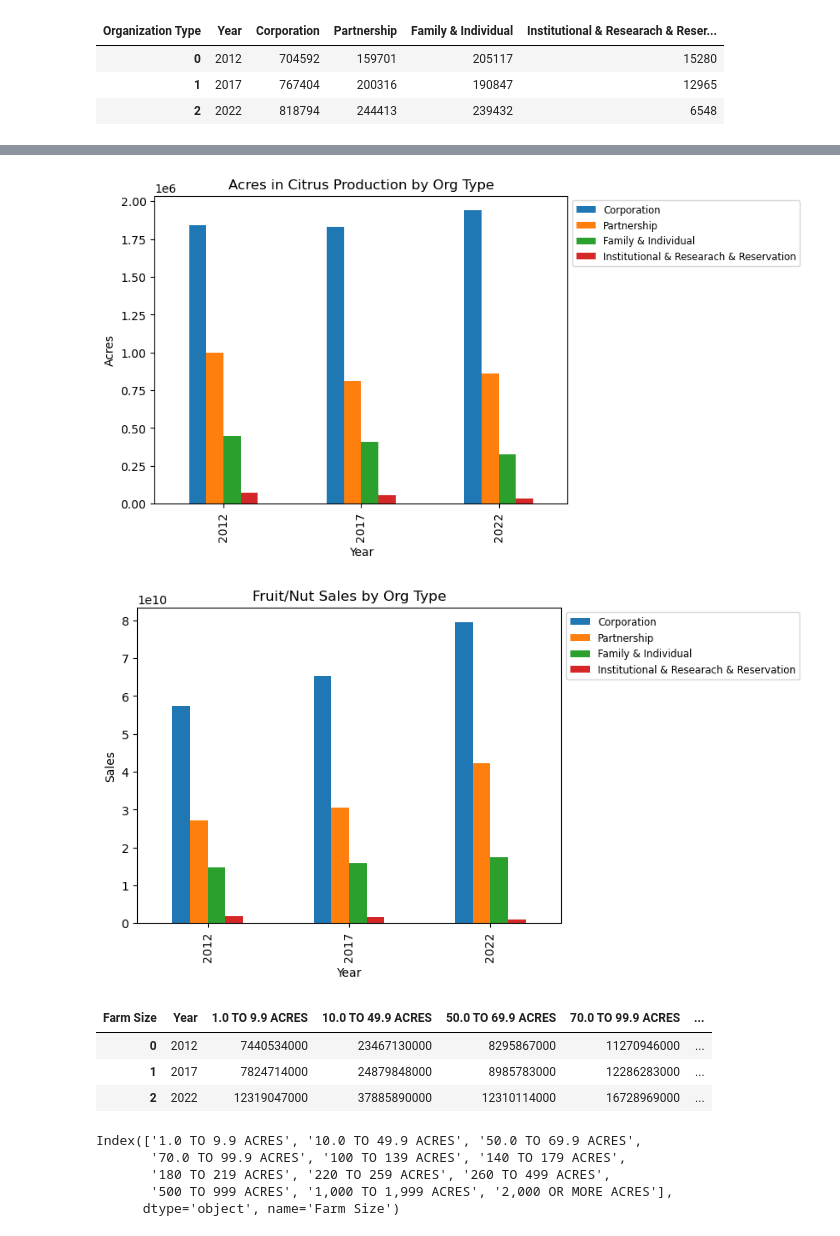
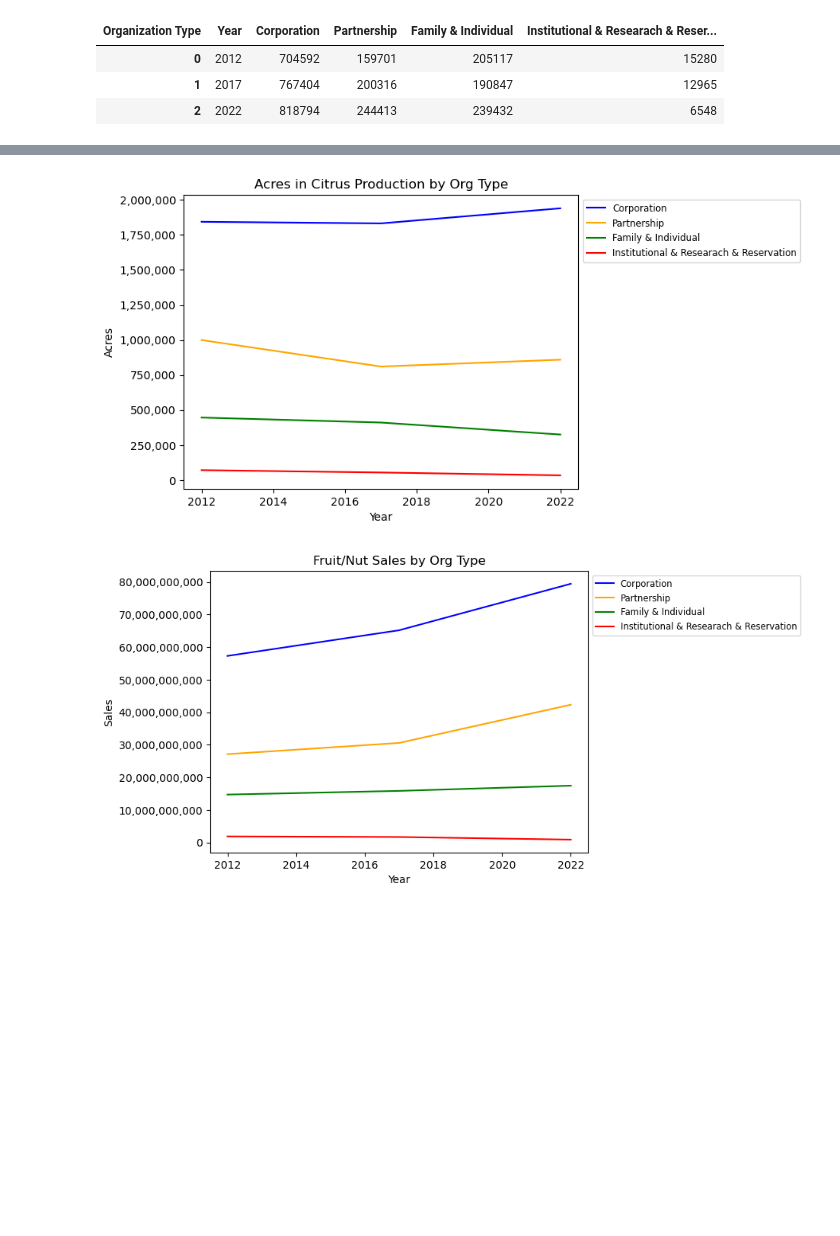
Before and after one commit to nealhalper/USDA_production, a Jupyter notebook: notebooks/operation_types_area.ipynb, the cells around one changed output, grey strips where cells are left out. Drawn from its saved outputs; the diff is of its cells as text; code cells hidden in the pictures; blank space fills up the shorter version.

```diff
--- a/notebooks/operation_types_area.ipynb
+++ b/notebooks/operation_types_area.ipynb
@@ -103,13 +107,15 @@ demo_citrus_area = demo_citrus_area.pivot(index = 'Year', columns = 'Organizatio
 demo_citrus_area = demo_citrus_area[['Year', 'Corporation', 'Partnership', 'Family & Individual', 'Institutional & Researach & Reservation']]
 # %%
 demo_citrus_area_graph = demo_citrus_area.plot(x = 'Year', y = list(
-    demo_citrus_area.columns.unique()[1:5]), kind = "bar", title = "Acres in Citrus Production by Org Type",
-                                              ylabel = "Acres").legend(
+    demo_citrus_area.columns.unique()[1:5]), kind = "line", title = "Acres in Citrus Production by Org Type",
+                                              ylabel = "Acres", color = ['blue', 'orange', 'green', 'red']).legend(
     bbox_to_anchor = (1.0,1.0),
     fontsize = 'small').get_figure()
-demo_citrus_area_graph.savefig('demo_citrus_area_graph.png', transparent=True, bbox_inches='tight')
+y_values = plt.gca().get_yticks()
+plt.gca().set_yticklabels(['{:,.0f}'.format(x) for x in y_values])
+demo_citrus_area_graph.savefig('graphs/demo_citrus_area_graph.png', transparent=True, bbox_inches='tight')
 # %% [output]
-[figure, old version]
+[figure, new version]
 # %%
 demo_fruitnut = demo_fruitnut.loc[demo_fruitnut['Value'] != ' (D)']
 demo_fruitnut = demo_fruitnut.loc[demo_fruitnut['Value'] != ' (Z)']
@@ -123,47 +129,12 @@ demo_fruitnut_sales = demo_fruitnut_sales.pivot(index = 'Year', columns = 'Organ
 demo_fruitnut_sales = demo_fruitnut_sales[['Year', 'Corporation', 'Partnership', 'Family & Individual', 'Institutional & Researach & Reservation']]
 # %%
 fruit_sales_demo_graph = demo_fruitnut_sales.plot(x = 'Year', y = list(
-    demo_fruitnut_sales.columns.unique()[1:5]), kind = "bar", title = "Fruit/Nut Sales by Org Type",
-                                                 ylabel = "Sales").legend(
+    demo_fruitnut_sales.columns.unique()[1:5]), kind = "line", title = "Fruit/Nut Sales by Org Type",
+                                                 ylabel = "Sales", color = ['blue', 'orange', 'green', 'red']).legend(
     bbox_to_anchor = (1.0,1.0),
     fontsize = 'small').get_figure()
-fruit_sales_demo_graph.savefig('fruit_sales_demo_graph.png', transparent=True, bbox_inches='tight')
+y_values = plt.gca().get_yticks()
+plt.gca().set_yticklabels(['{:,.0f}'.format(x) for x in y_values])
+fruit_sales_demo_graph.savefig('graphs/fruit_sales_demo_graph.png', transparent=True, bbox_inches='tight')
 # %% [output]
-[figure, old version]
+[figure, new version]
-# %%
-comm_income_by_size = all_commoditites.loc[all_commoditites['Domain'] == 'AREA OPERATED']
-comm_income_by_size = comm_income_by_size.loc[comm_income_by_size['Value'] != ' (D)']
-comm_income_by_size = comm_income_by_size.loc[comm_income_by_size['Value'] != ' (Z)']
-comm_income_by_size['Value'] = comm_income_by_size['Value'].str.replace(',', '')
-comm_income_by_size['Value'] = pd.to_numeric(comm_income_by_size.Value, downcast='integer').fillna(0)
-comm_income_by_size = comm_income_by_size.groupby(
-                ['Year','Farm Size']).sum(
-                'Value').fillna(0).reset_index()
-comm_income_by_size_piv = comm_income_by_size.pivot(index = 'Year', columns = 'Farm Size', values = 'Value').reset_index()
-comm_income_by_size_piv = comm_income_by_size_piv[['Year',
-                            '1.0 TO 9.9 ACRES' ,
-                            '10.0 TO 49.9 ACRES',
-                            '50.0 TO 69.9 ACRES',
-                            '70.0 TO 99.9 ACRES',
-                            '100 TO 139 ACRES',
-                            '140 TO 179 ACRES',
-                            '180 TO 219 ACRES',
-                            '220 TO 259 ACRES',
-                            '260 TO 499 ACRES',
-                            '500 TO 999 ACRES',
-                            '1,000 TO 1,999 ACRES',
-                            '2,000 OR MORE ACRES']]
-comm_income_by_size_piv
-# %% [output]
-| Farm Size | Year | 1.0 TO 9.9 ACRES | 10.0 TO 49.9 ACRES | 50.0 TO 69.9 ACRES | 70.0 TO 99.9 ACRES | ... |
-| 0 | 2012 | 7440534000 | 23467130000 | 8295867000 | 11270946000 | ... |
-| 1 | 2017 | 7824714000 | 24879848000 | 8985783000 | 12286283000 | ... |
-| 2 | 2022 | 12319047000 | 37885890000 | 12310114000 | 16728969000 | ... |
-# %%
-comm_income_by_size_piv.columns.unique()[1:13]
-# %% [output]
-Index(['1.0 TO 9.9 ACRES', '10.0 TO 49.9 ACRES', '50.0 TO 69.9 ACRES',
-       '70.0 TO 99.9 ACRES', '100 TO 139 ACRES', '140 TO 179 ACRES',
-       '180 TO 219 ACRES', '220 TO 259 ACRES', '260 TO 499 ACRES',
-       '500 TO 999 ACRES', '1,000 TO 1,999 ACRES', '2,000 OR MORE ACRES'],
-      dtype='object', name='Farm Size')
```
Also changed, not shown: parts of 7 cells of this notebook, 30 other files.
